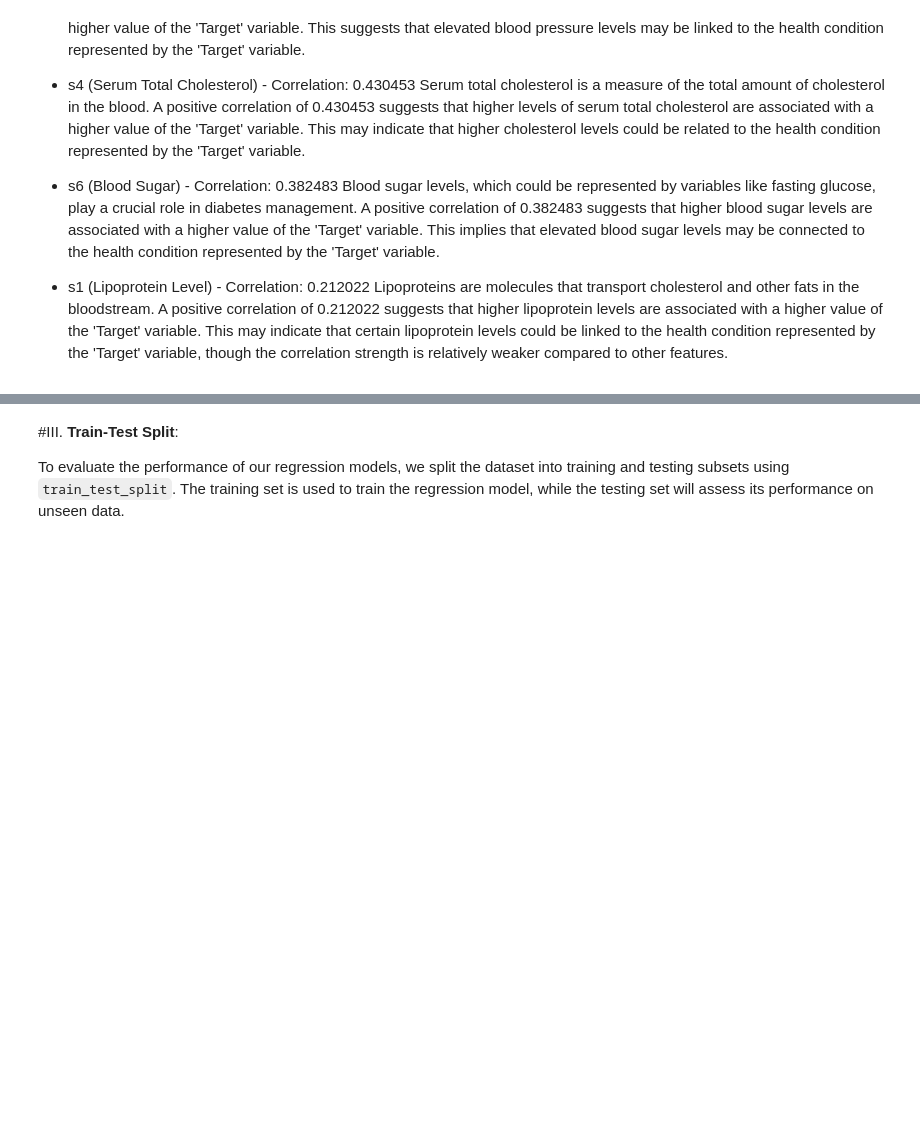
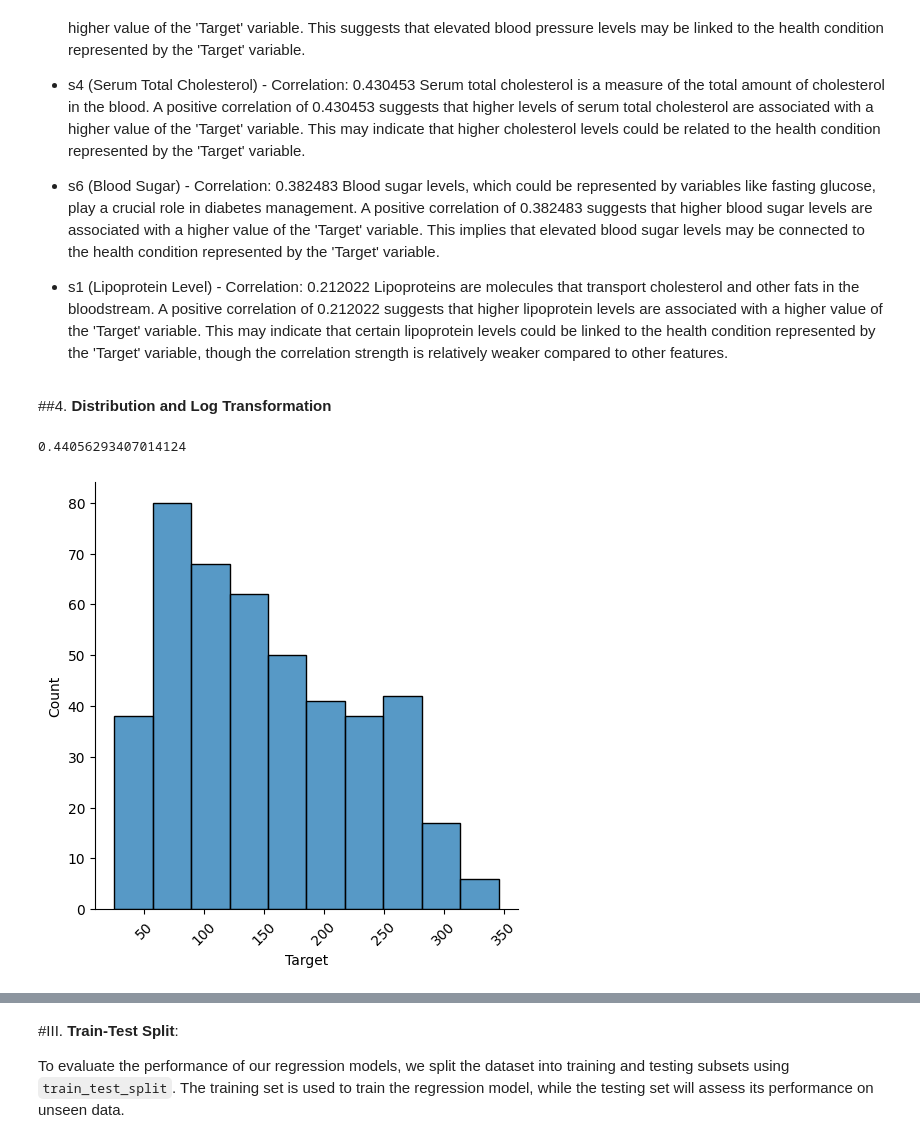
Before and after one commit to gmdeorozco/California-Housing-Prices-ML-Regression, a Jupyter notebook: Linear_Regression.ipynb, the cells around one changed output, grey strips where cells are left out. Drawn from its saved outputs; the diff is of its cells as text; code cells hidden in the pictures; blank space fills up the shorter version.

```diff
--- a/Linear_Regression.ipynb
+++ b/Linear_Regression.ipynb
@@ -145,3 +145,14 @@ Blood sugar levels, which could be represented by variables like fasting glucose
 
 - s1 (Lipoprotein Level) - Correlation: 0.212022
 Lipoproteins are molecules that transport cholesterol and other fats in the bloodstream. A positive correlation of 0.212022 suggests that higher lipoprotein levels are associated with a higher value of the 'Target' variable. This may indicate that certain lipoprotein levels could be linked to the health condition represented by the 'Target' variable, though the correlation strength is relatively weaker compared to other features.
+# %% [markdown]
+##4. **Distribution and Log Transformation**
+# %%
+sns.displot(df,x ='Target')
+plt.xticks(rotation=45)
+plt.plot()
+
+print(df['Target'].skew())
+# %% [output]
+0.44056293407014124
+[figure, added]
```
Also changed, not shown: parts of 1 cell of this notebook.
